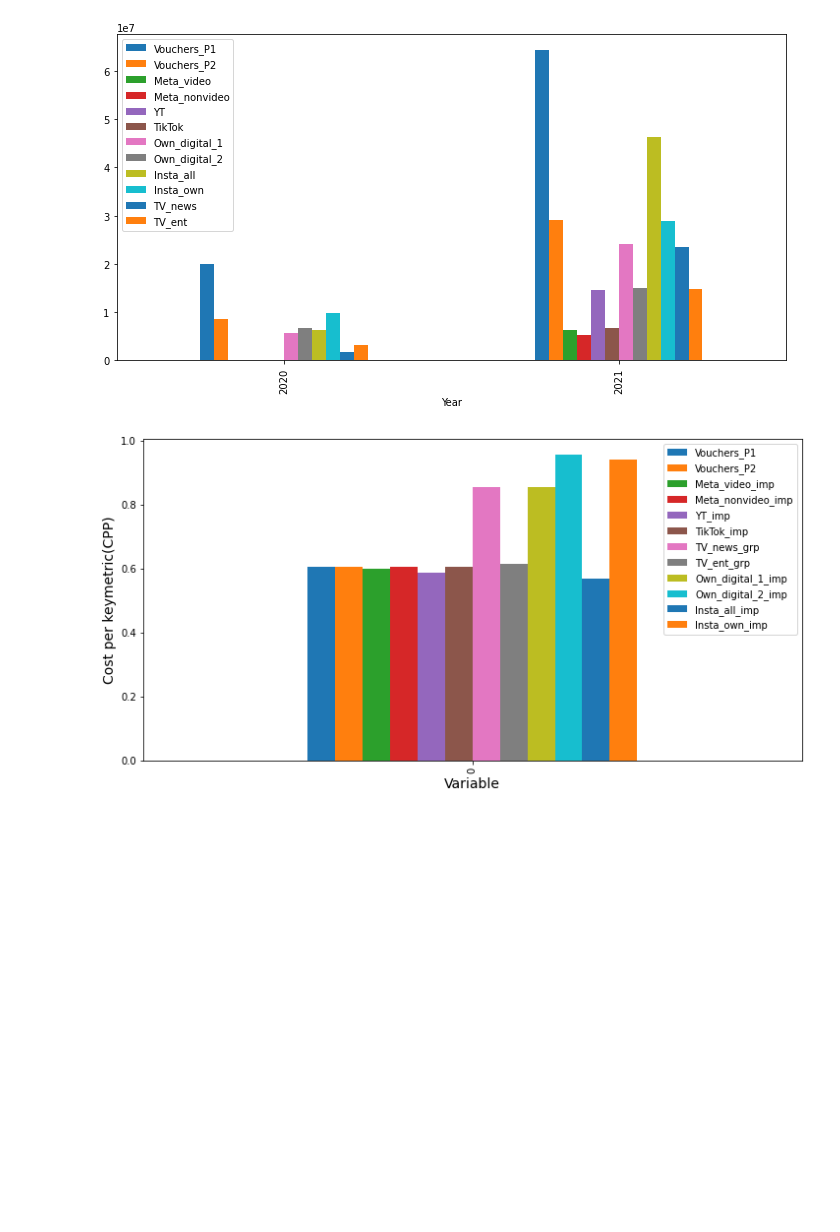
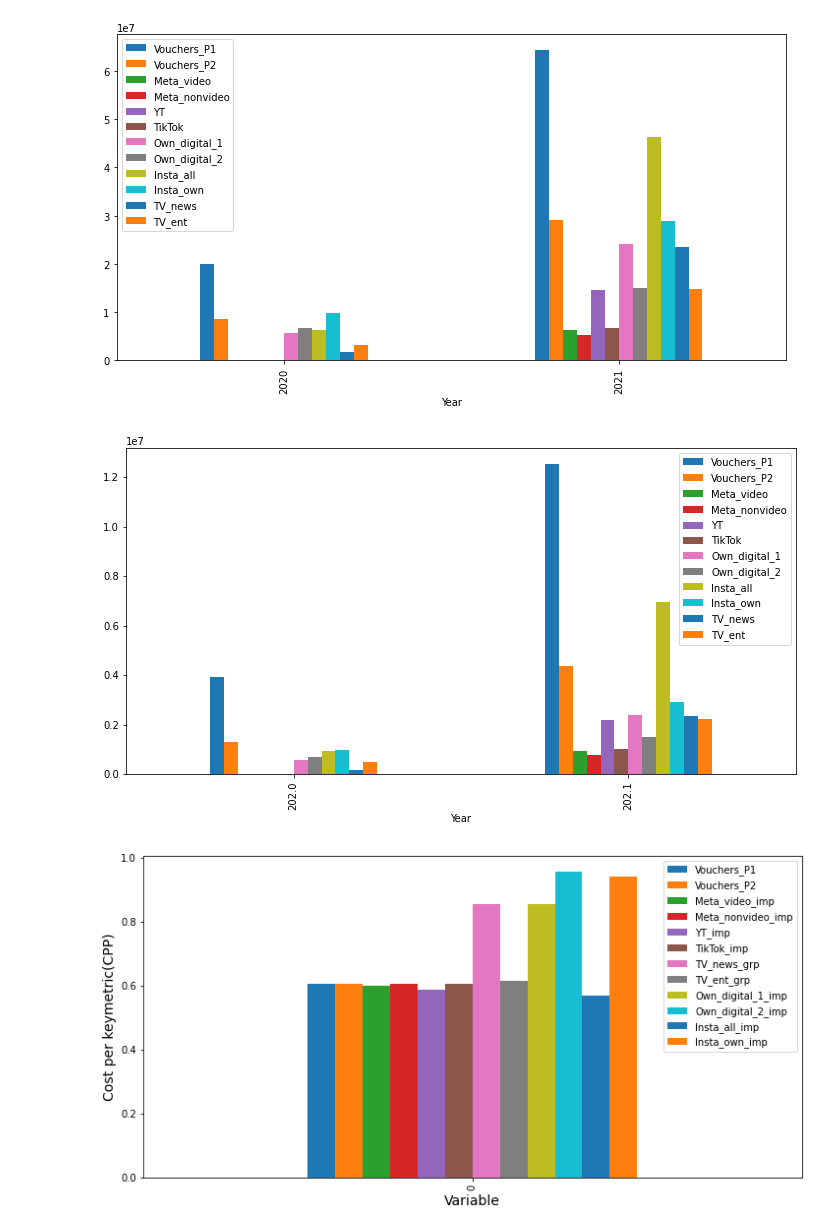
Before and after one commit to Akash743/Mathematical-Optimization, a Jupyter notebook: Testing_final.ipynb, the cells around one changed output. Cells and saved outputs as stored; diff of their text form; code cells hidden in the pictures; blank space fills up the shorter version.

```diff
--- a/Testing_final.ipynb
+++ b/Testing_final.ipynb
@@ -531,4 +554,18 @@ ds[['Vouchers_P1','Vouchers_P2','Meta_video',
 plt.gcf().set_size_inches(12, 6)
 # %% [output]
 [figure]
+# %%
+
+dm[['Vouchers_P1','Vouchers_P2','Meta_video',
+ 'Meta_nonvideo',
+ 'YT',
+ 'TikTok',
+ 'Own_digital_1',
+ 'Own_digital_2',
+ 'Insta_all',
+ 'Insta_own','TV_news','TV_ent','Year'
+ ]].groupby('Year').sum().plot(kind='bar')
+plt.gcf().set_size_inches(12, 6)
+# %% [output]
+[figure, added]
 # %%
```
Also changed, not shown: parts of 14 cells of this notebook.
